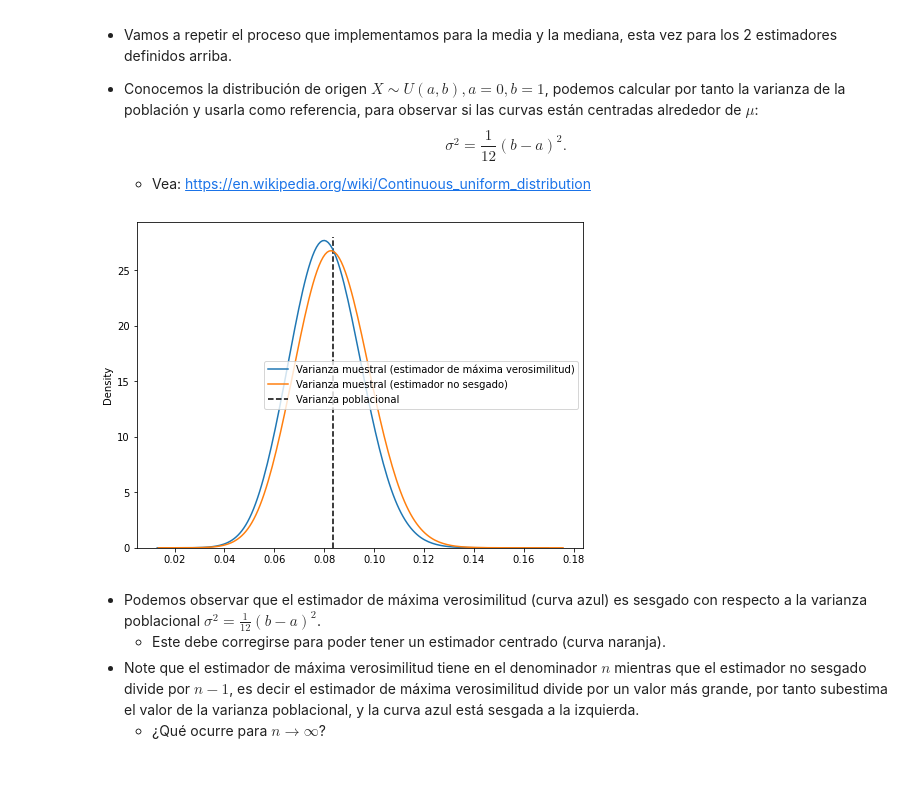
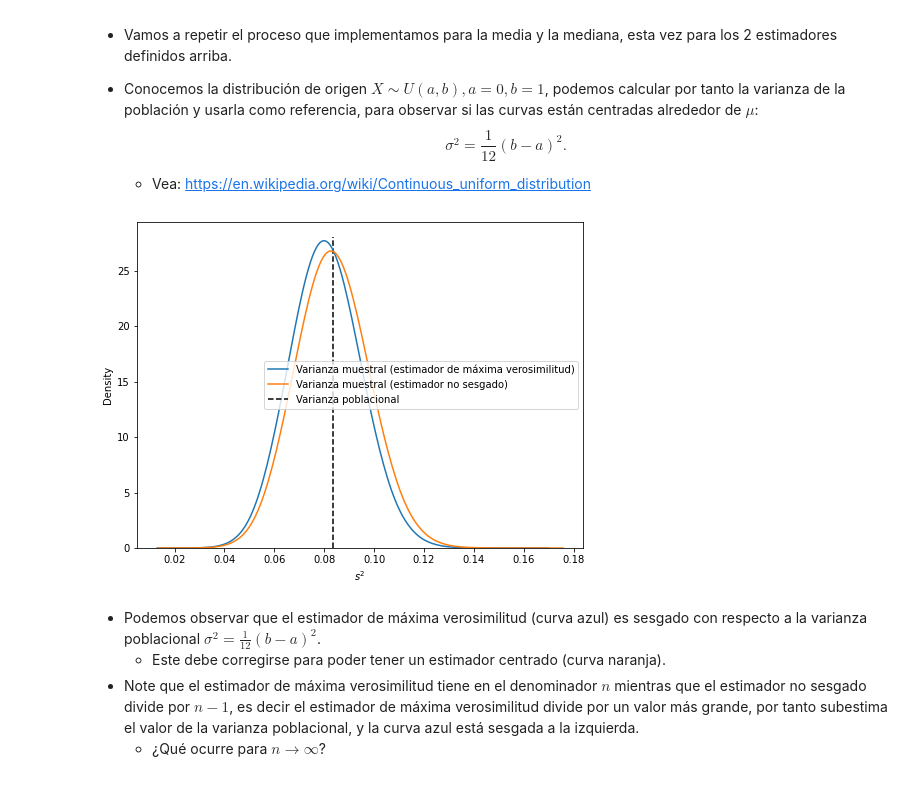
Before and after one commit to marsgr6/EN-online, a Jupyter notebook: statistical_inference.ipynb, the cells around one changed output. Cells and saved outputs as stored; diff of their text form; code cells hidden in the pictures.

```diff
--- a/statistical_inference.ipynb
+++ b/statistical_inference.ipynb
@@ -353,27 +357,28 @@ $$\sigma^2 = \frac{1}{12} (b-a)^2.$$
 # %%
 size = 100000  # repeticiones de la simulación
 n = 30  # tamaño de muestra
 
 # parámetros de la distribución uniforme
 a = 0
 b = 1
 
 mu = 1/2 * (a + b)
 
 sigma2 = 1/12 * (b - a)**2
 
 U = uniform.rvs(a, b-a, size=(size,n))  # v.a. uniforme X \sim U(0,1)
 
 Uvar_mv = np.var(U, axis=1)  # estimador de máxima verosimilitud
 Uvar_ns = np.var(U, axis=1, ddof=1)  # estimador centrado
 
 plt.figure(figsize=(8,6))
 sns.kdeplot(Uvar_mv, label=r"Varianza muestral (estimador de máxima verosimilitud)", bw_adjust=3)
 sns.kdeplot(Uvar_ns, label="Varianza muestral (estimador no sesgado)", bw_adjust=3)
 plt.vlines(sigma2, 0, 28, linestyles="dashed", label="Varianza poblacional")
+plt.xlabel(r"$s^2$")
 l = plt.legend()
 # %% [output]
-[figure, old version]
+[figure, new version]
 # %% [markdown]
 - Podemos observar que el estimador de máxima verosimilitud (curva azul) es sesgado con respecto a la varianza poblacional $\sigma^2 = \frac{1}{12} (b-a)^2$.
   - Este debe corregirse para poder tener un estimador centrado (curva naranja).
```
Also changed, not shown: parts of 21 cells of this notebook, 2 other files.
